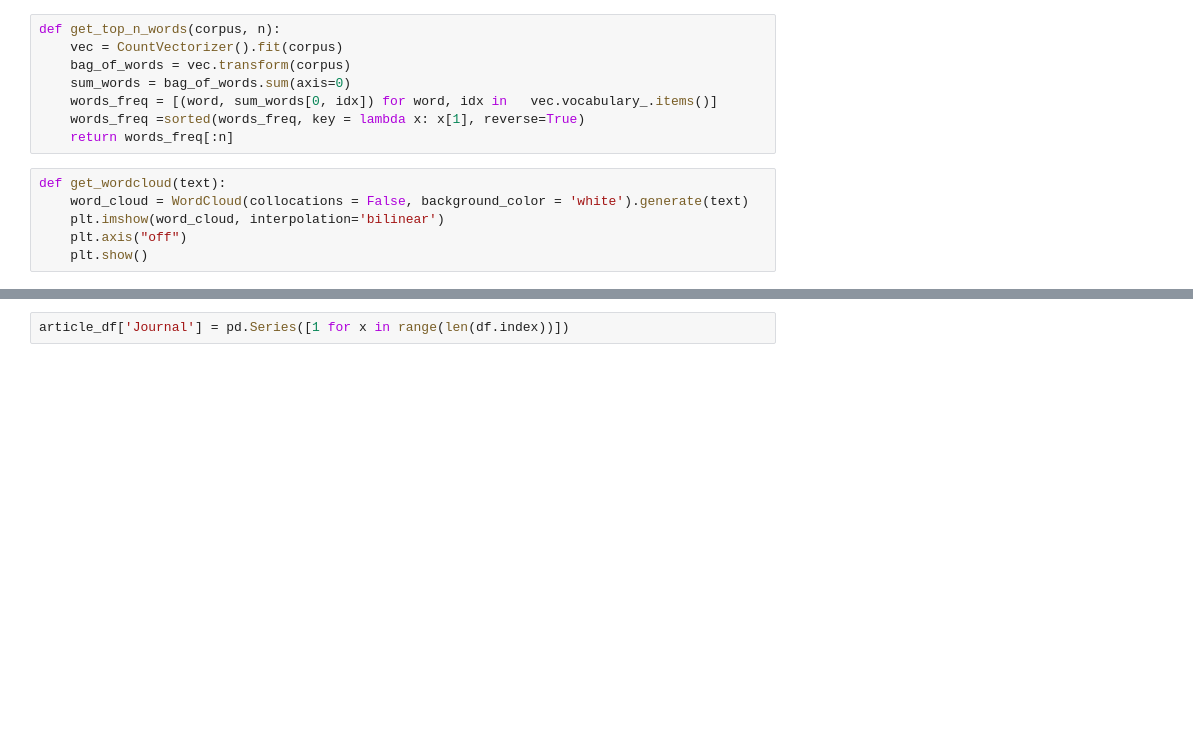
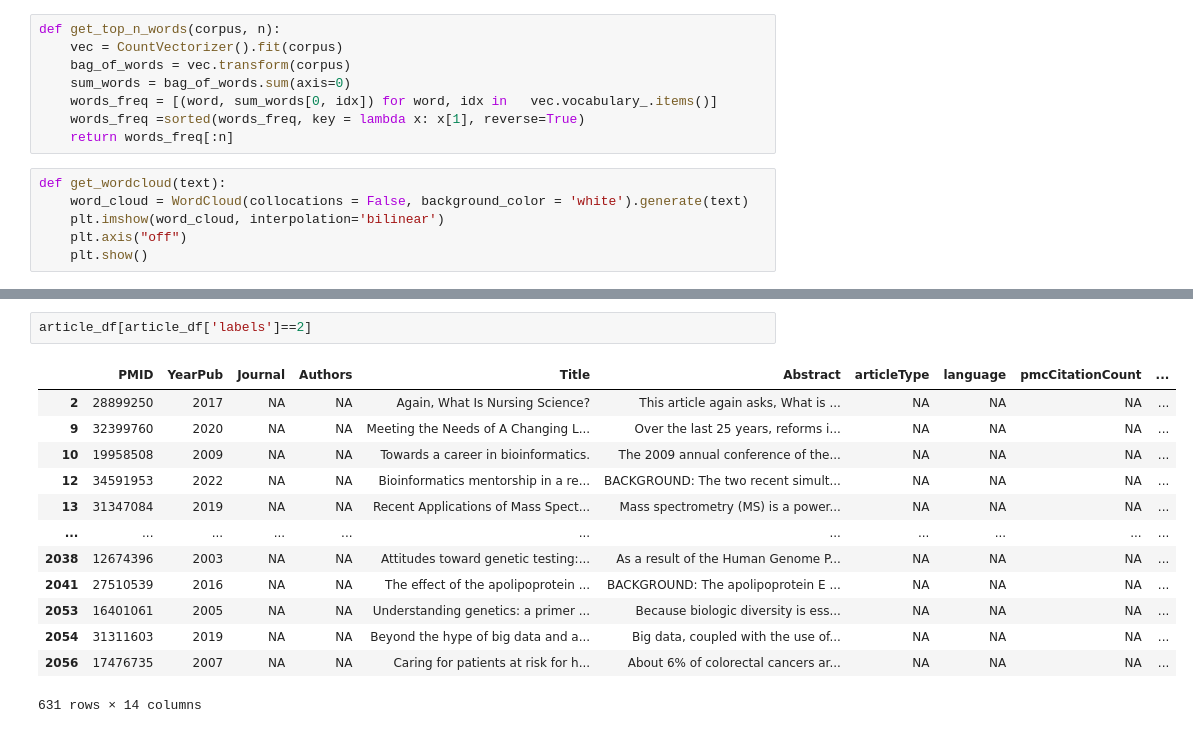
Before and after one commit to hfkroes/lbb_2023, a Jupyter notebook: F3/pmclustering.ipynb, the cells around one changed output, grey strips where cells are left out. Saved outputs shown, nothing was run; the diff lists cells and outputs as text; blank space fills up the shorter version.

```diff
--- a/F3/pmclustering.ipynb
+++ b/F3/pmclustering.ipynb
@@ -293,2 +383,16 @@ article_df[article_df['labels']==1]
-# %%
-article_df['Journal'] = pd.Series([1 for x in range(len(df.index))])
+# %%
+article_df[article_df['labels']==2]
+# %% [output]
+|  | PMID | YearPub | Journal | Authors | Title | Abstract | articleType | language | pmcCitationCount | ... |
+| 2 | 28899250 | 2017 | NA | NA | Again, What Is Nursing Science? | This article again asks, What is ... | NA | NA | NA | ... |
+| 9 | 32399760 | 2020 | NA | NA | Meeting the Needs of A Changing L... | Over the last 25 years, reforms i... | NA | NA | NA | ... |
+| 10 | 19958508 | 2009 | NA | NA | Towards a career in bioinformatics. | The 2009 annual conference of the... | NA | NA | NA | ... |
+| 12 | 34591953 | 2022 | NA | NA | Bioinformatics mentorship in a re... | BACKGROUND: The two recent simult... | NA | NA | NA | ... |
+| 13 | 31347084 | 2019 | NA | NA | Recent Applications of Mass Spect... | Mass spectrometry (MS) is a power... | NA | NA | NA | ... |
+| ... | ... | ... | ... | ... | ... | ... | ... | ... | ... | ... |
+| 2038 | 12674396 | 2003 | NA | NA | Attitudes toward genetic testing:... | As a result of the Human Genome P... | NA | NA | NA | ... |
+| 2041 | 27510539 | 2016 | NA | NA | The effect of the apolipoprotein ... | BACKGROUND: The apolipoprotein E ... | NA | NA | NA | ... |
+| 2053 | 16401061 | 2005 | NA | NA | Understanding genetics: a primer ... | Because biologic diversity is ess... | NA | NA | NA | ... |
+| 2054 | 31311603 | 2019 | NA | NA | Beyond the hype of big data and a... | Big data, coupled with the use of... | NA | NA | NA | ... |
+| 2056 | 17476735 | 2007 | NA | NA | Caring for patients at risk for h... | About 6% of colorectal cancers ar... | NA | NA | NA | ... |
+631 rows × 14 columns
```
Also changed, not shown: parts of 15 cells of this notebook.
